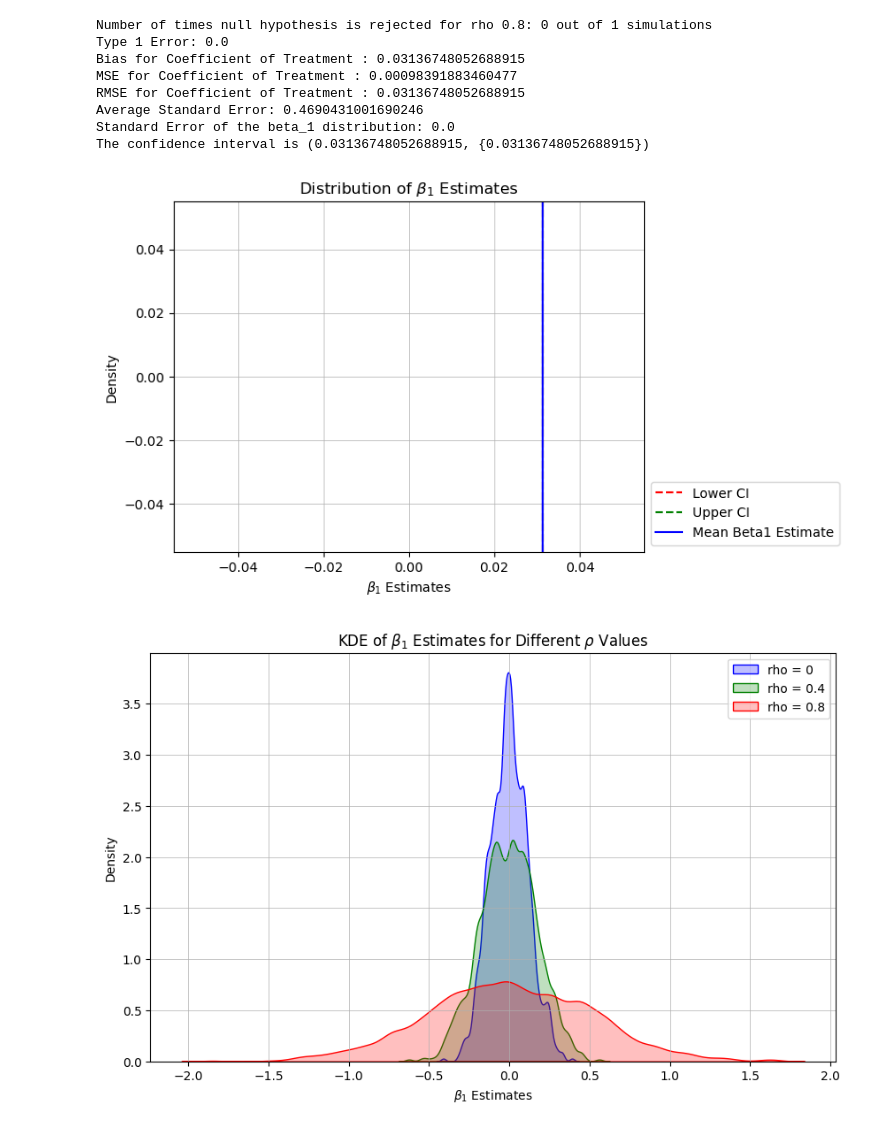
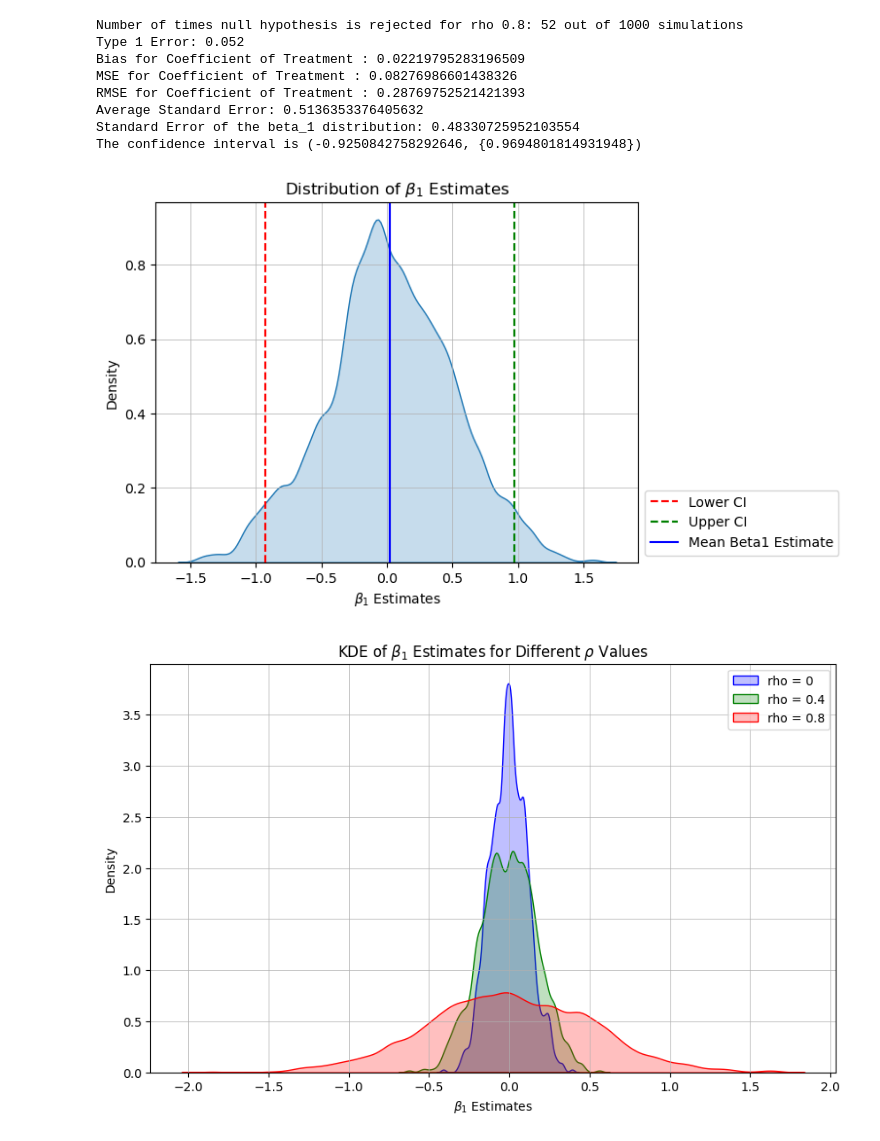
Before and after one commit to Palit2308/Difference-in-Difference-Estimation, a Jupyter notebook: MANUFACTURED DATA/Homogenous AR1/Type1 Error/MC_AR1_Hom_CRSE.ipynb, the cells around one changed output. Drawn from its saved outputs; the diff is of its cells as text; code cells hidden in the pictures.

```diff
--- a/MANUFACTURED DATA/Homogenous AR1/Type1 Error/MC_AR1_Hom_CRSE.ipynb
+++ b/MANUFACTURED DATA/Homogenous AR1/Type1 Error/MC_AR1_Hom_CRSE.ipynb
@@ -7,12 +7,13 @@ import seaborn as sns
 from data_gen_homogenous_AR1 import generate_staggered_law_ar1_data
 
 alpha = 0.05  # Significance level
-num_simulations = 1
+num_simulations = 1000
 rho = 0.8
 num_individuals = 1
 N = 50
 T = 20
 
+np.random.seed(42)
 
 reject_count = 0  # Counter for the number of rejections
 true_beta1_value = 0   # Initialising the counters
@@ -101,42 +102,42 @@ confidence_interval = (
 
 
 print(f"Number of times null hypothesis is rejected for rho {rho}: {reject_count} out of {num_simulations} simulations")
 print(f"Type 1 Error: {type1_error}")
 print(f"Bias for Coefficient of Treatment : {bias}")
 print(f"MSE for Coefficient of Treatment : {mse}")
 print(f"RMSE for Coefficient of Treatment : {rmse}")
 print(f"Average Standard Error: {average_standard_error}")
 print(f"Standard Error of the beta_1 distribution: {std_error_beta_distribution}")
 print(f'The confidence interval is {confidence_interval[0] , {confidence_interval[1]}}')
 
 sns.kdeplot(beta1_estimates, bw_adjust=0.5, fill=True)
 plt.xlabel(r'$\beta_1$ Estimates')  # Using LaTeX for beta_1
 plt.ylabel('Density')
 plt.title(r'Distribution of $\beta_1$ Estimates')
 
 
 mean_beta1_estimate = np.mean(beta1_estimates) # Calculating mean of beta1 estimates for marking on plot
 
 # Adding vertical lines for the confidence interval and the mean beta1 estimate
 
 plt.axvline(x=confidence_interval[0], color='red', linestyle='--', label='Lower CI')
 plt.axvline(x=confidence_interval[1], color='green', linestyle='--', label='Upper CI')
 plt.axvline(x=mean_beta1_estimate, color='blue', linestyle='-', label='Mean Beta1 Estimate')
 
 plt.legend(loc='lower left', bbox_to_anchor=(1, 0))
 
 plt.grid(True, which='both', linestyle='-', linewidth=0.5)
 plt.show()
 # %% [output]
-Number of times null hypothesis is rejected for rho 0.8: 0 out of 1 simulations
-Type 1 Error: 0.0
-Bias for Coefficient of Treatment : 0.03136748052688915
-MSE for Coefficient of Treatment : 0.00098391883460477
-RMSE for Coefficient of Treatment : 0.03136748052688915
-Average Standard Error: 0.4690431001690246
-Standard Error of the beta_1 distribution: 0.0
-The confidence interval is (0.03136748052688915, {0.03136748052688915})
+Number of times null hypothesis is rejected for rho 0.8: 52 out of 1000 simulations
+Type 1 Error: 0.052
+Bias for Coefficient of Treatment : 0.02219795283196509
+MSE for Coefficient of Treatment : 0.08276986601438326
+RMSE for Coefficient of Treatment : 0.28769752521421393
+Average Standard Error: 0.5136353376405632
+Standard Error of the beta_1 distribution: 0.48330725952103554
+The confidence interval is (-0.9250842758292646, {0.9694801814931948})
-[figure, old version]
+[figure, new version]
 # %%
 # to vislualize the KDEs for rhos 0, 0.4 and 0.8 in one plot
 
```
Also changed, not shown: parts of 1 cell of this notebook, 4 other files.
